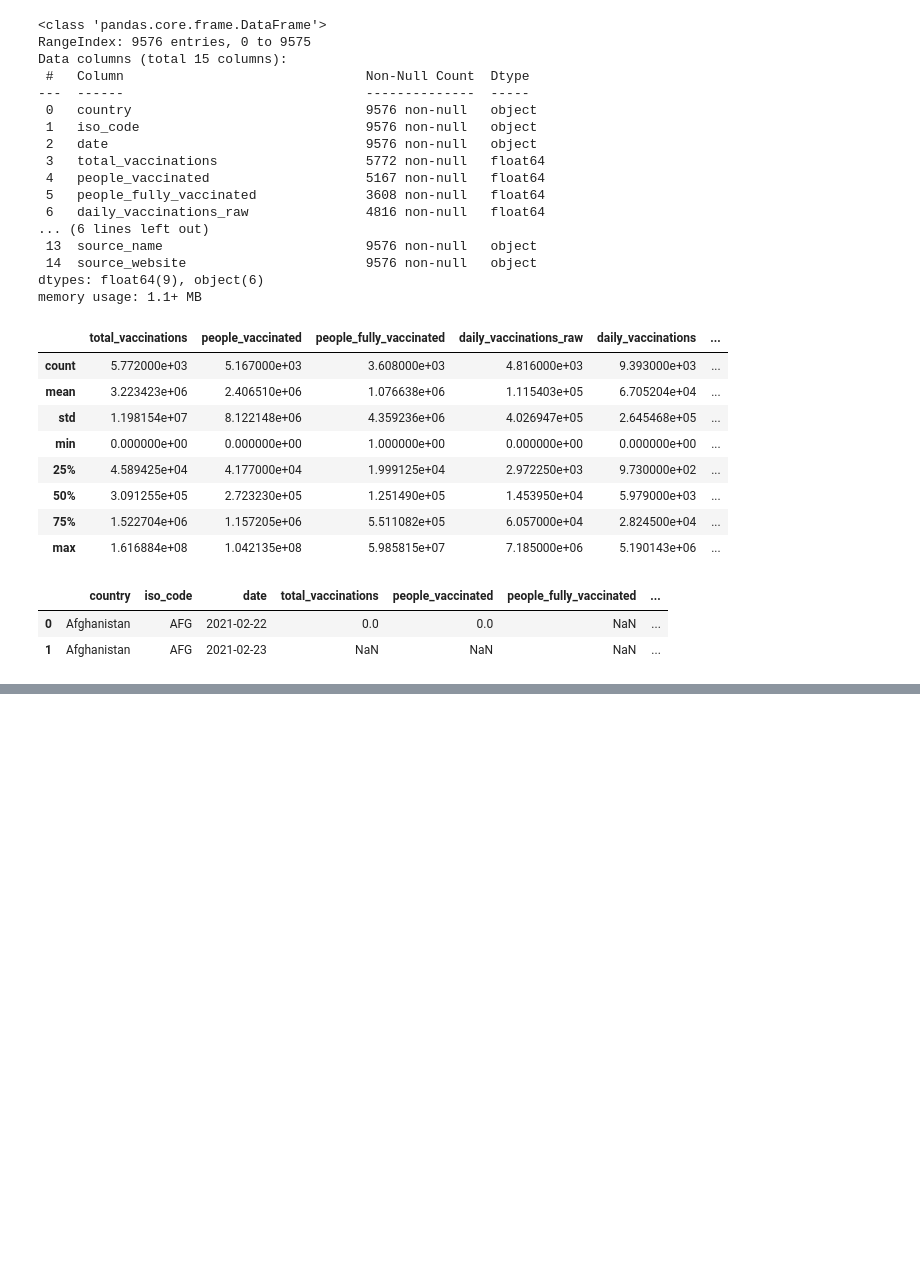
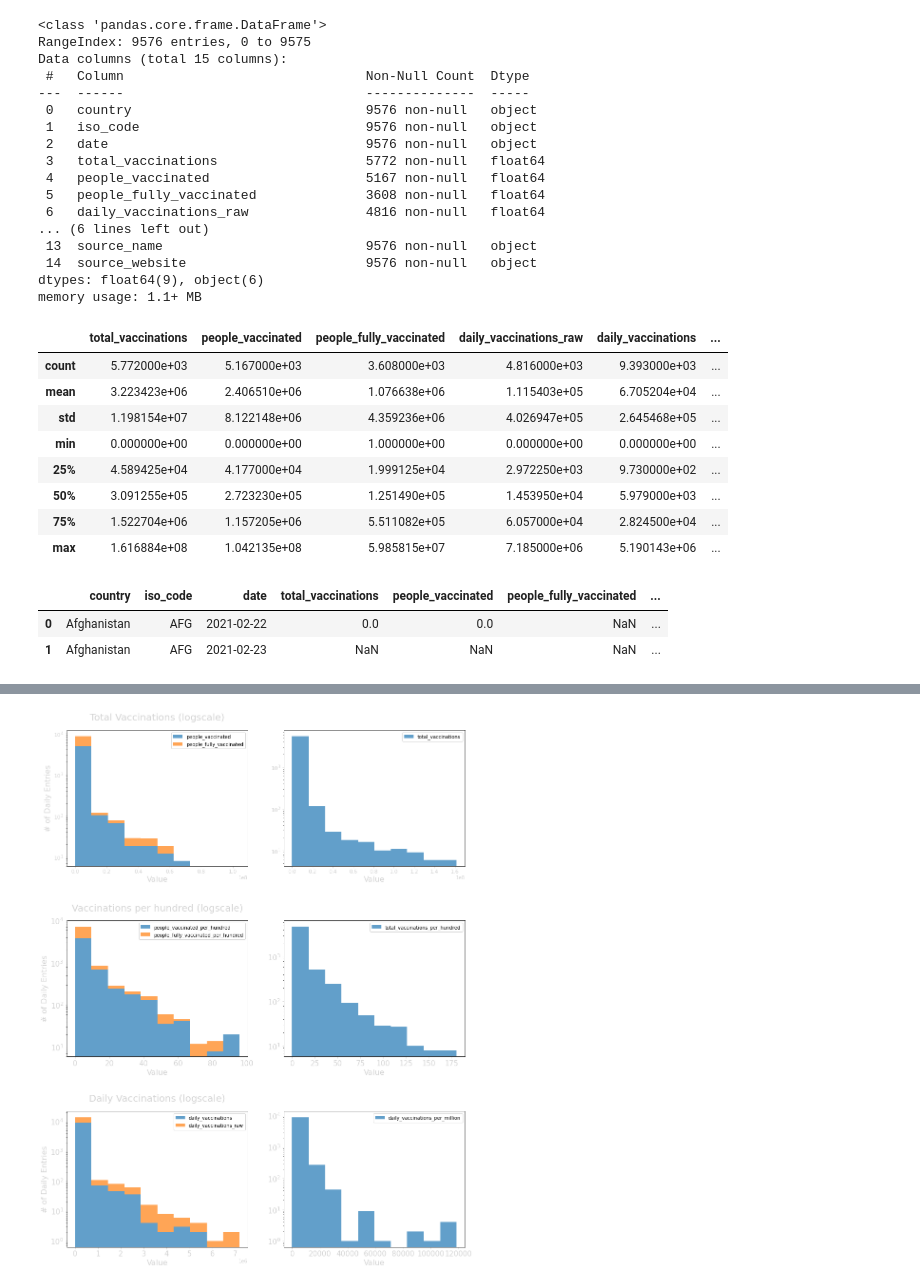
Before and after one commit to drkostas/covid19-vaccinations-predict, a Jupyter notebook: project.ipynb, the cells around one changed output, grey strips where cells are left out. Cells and saved outputs as stored; diff of their text form; code cells hidden in the pictures; blank space fills up the shorter version.

```diff
--- a/project.ipynb
+++ b/project.ipynb
@@ -31,3 +50,5 @@ It has 15 columns in total, including among others the country name, the daily v
 Configuration path: `confs/covid.yml`
 # %%
 from data_mining import timeit, ColorizedLogger, Configuration
+text_color = 'lightgrey'
+# text_color = 'black'
@@ -130,0 +182,60 @@ Name: date, Length: 112, dtype: int64
+# %%
+# Plot histograms with the values of important numerical columns
+def plot_vaccine_columns(covid_orig_df):
+    # Configure the grid of the plot
+    fig, _ = plt.subplots(nrows=5, ncols=1, figsize=(15, 20))
+    ax = []
+    ax.append(plt.subplot2grid((3, 2), (0, 0), fig=fig))
+    ax.append(plt.subplot2grid((3, 2), (0, 1), fig=fig))
+    ax.append(plt.subplot2grid((3, 2), (1, 0), fig=fig))
+    ax.append(plt.subplot2grid((3, 2), (1, 1), fig=fig))
+    ax.append(plt.subplot2grid((3, 2), (2, 0), fig=fig))
+    ax.append(plt.subplot2grid((3, 2), (2, 1), fig=fig))
+    plt.subplots_adjust(hspace=0.4)
+
+    # Plot using Pandas
+
+    # First Row - First Column
+    ax[0].tick_params(axis="both", colors=text_color)
+    ax[0].set_title('Total Vaccinations (logscale)', fontsize=20, c=text_color)
+    covid_orig_df[['people_vaccinated', 'people_fully_vaccinated']]\
+                .plot.hist(ax=ax[0], fontsize=11, alpha=0.7, logy=True, stacked=True)
+    ax[0].set_xlabel('Value', fontsize=16, c=text_color)
+    ax[0].set_ylabel('# of Daily Entries', fontsize=16, c=text_color)
+    # First Row - Second Column
+    ax[1].tick_params(axis="both", colors=text_color)
+    covid_orig_df[['total_vaccinations']]\
+                .plot.hist(ax=ax[1], fontsize=11, alpha=0.7, logy=True)
+    ax[1].set_xlabel('Value', fontsize=16, c=text_color)
+    ax[1].set_ylabel('')
+    # Second Row - First Column
+    ax[2].tick_params(axis="both", colors=text_color)
+    ax[2].set_title('Vaccinations per hundred (logscale)', fontsize=20, c=text_color)
+    covid_orig_df[['people_vaccinated_per_hundred', 'people_fully_vaccinated_per_hundred']]\
+                .plot.hist(ax=ax[2], fontsize=15, alpha=0.7, logy=True, stacked=True)
+    ax[2].set_xlabel('Value', fontsize=16, c=text_color)
+    ax[2].set_ylabel('# of Daily Entries', fontsize=16, c=text_color)
+    # Second Row - Second Column
+    ax[3].tick_params(axis="both", colors=text_color)
+    covid_orig_df[['total_vaccinations_per_hundred']]\
+                .plot.hist(ax=ax[3], fontsize=15, alpha=0.7, logy=True)
+    ax[3].set_xlabel('Value', fontsize=16, c=text_color)
+    ax[3].set_ylabel('', fontsize=16, c=text_color)
+    # Third Row - First Column
+    ax[4].tick_params(axis="both", colors=text_color)
+    ax[4].set_title('Daily Vaccinations (logscale)', fontsize=20, c=text_color)
+    covid_orig_df[['daily_vaccinations', 'daily_vaccinations_raw']]\
+                .plot.hist(ax=ax[4], fontsize=15, alpha=0.7, logy=True, stacked=True)
+    ax[4].set_xlabel('Value', fontsize=16, c=text_color)
+    ax[4].set_ylabel('# of Daily Entries', fontsize=16, c=text_color)
+    # Third Row - Second Column
+    ax[5].tick_params(axis="both", colors=text_color)
+    covid_orig_df[['daily_vaccinations_per_million']]\
+                .plot.hist(ax=ax[5], fontsize=15, alpha=0.7, logy=True)
+    ax[5].set_xlabel('Value', fontsize=16, c=text_color)
+    ax[5].set_ylabel('', fontsize=16, c=text_color)
+
+# Call the plotting function
+plot_vaccine_columns(covid_orig_df)
+# %% [output]
+[figure, added]
```
Also changed, not shown: parts of 34 cells of this notebook, 2 other files.
